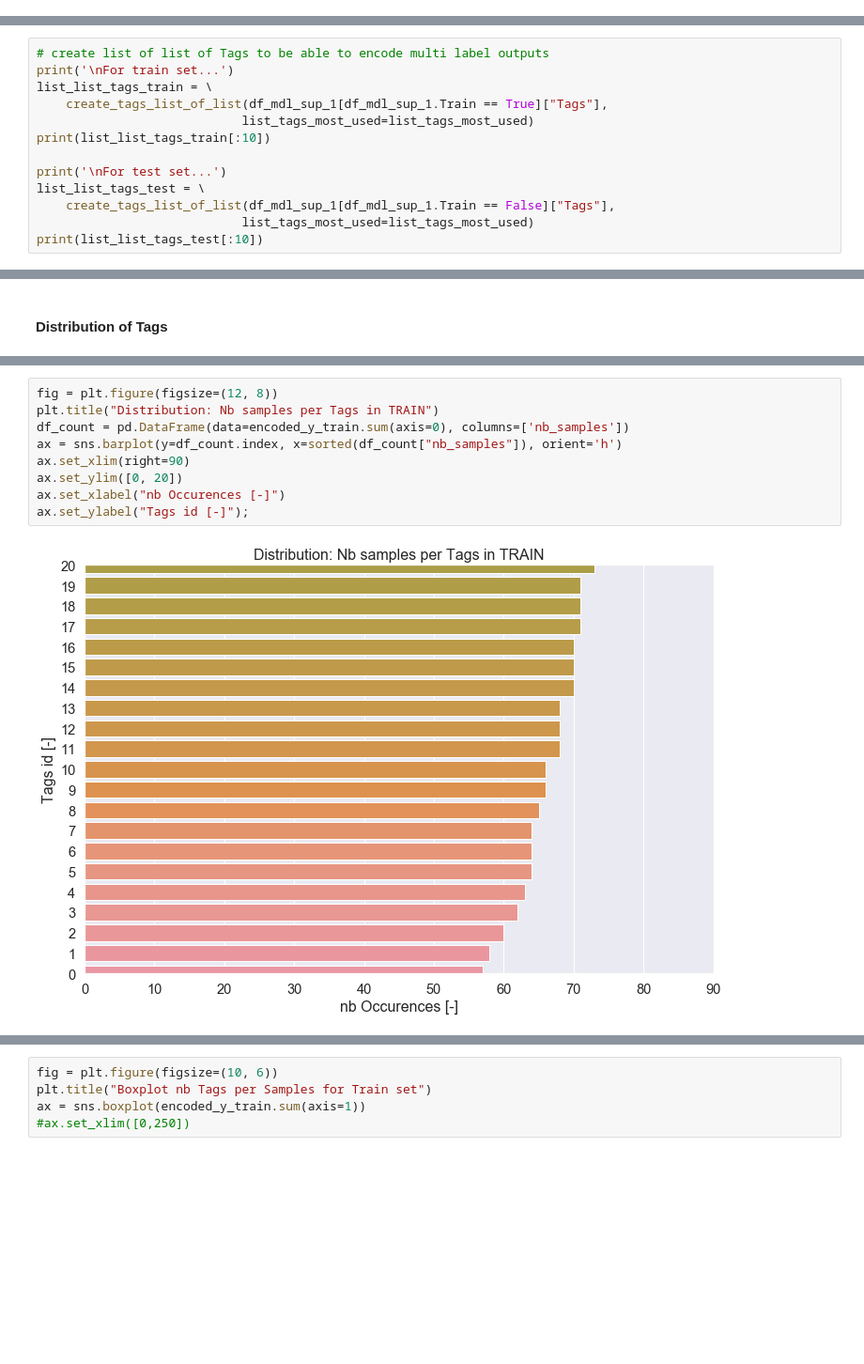
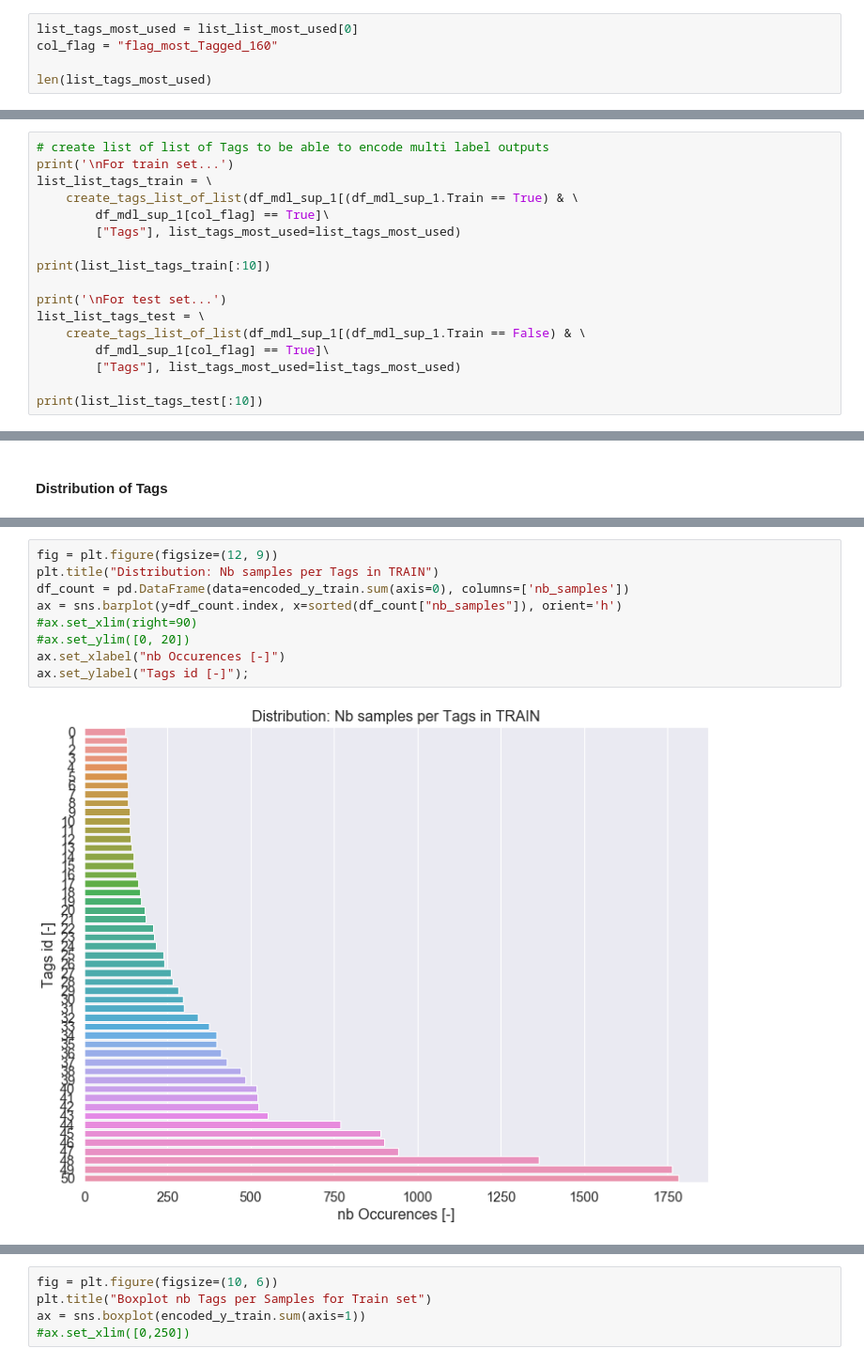
Before and after one commit to jeugregg/Stack-Overflow-tagger, a Jupyter notebook: 01_OC_IML_Project_5_explorations.ipynb, the cells around one changed output, grey strips where cells are left out. Shown at 94% size. Cells and saved outputs as stored; diff of their text form; blank space fills up the shorter version.

```diff
--- a/01_OC_IML_Project_5_explorations.ipynb
+++ b/01_OC_IML_Project_5_explorations.ipynb
@@ -4049,3 +4184,8 @@ df_mdl_sup_1.filter(items=["Tag_0","Tag_1","Tag_2","Tag_3", "Tag_4"]).head()
 | 12 | sql | db2 | crosstab | NaN | NaN |
 # %% [markdown]
 ##### For output to predict, extract only most used Tags
+# %%
+list_tags_most_used = list_list_most_used[0]
+col_flag = "flag_most_Tagged_160"
+
+len(list_tags_most_used)
@@ -4053,14 +4195,18 @@ df_mdl_sup_1.filter(items=["Tag_0","Tag_1","Tag_2","Tag_3", "Tag_4"]).head()
 # create list of list of Tags to be able to encode multi label outputs
 print('\nFor train set...')
 list_list_tags_train = \
-    create_tags_list_of_list(df_mdl_sup_1[df_mdl_sup_1.Train == True]["Tags"],
-                            list_tags_most_used=list_tags_most_used)
+    create_tags_list_of_list(df_mdl_sup_1[(df_mdl_sup_1.Train == True) & \
+        df_mdl_sup_1[col_flag] == True]\
+        ["Tags"], list_tags_most_used=list_tags_most_used)
+
 print(list_list_tags_train[:10])
 
 print('\nFor test set...')
 list_list_tags_test = \
-    create_tags_list_of_list(df_mdl_sup_1[df_mdl_sup_1.Train == False]["Tags"],
-                            list_tags_most_used=list_tags_most_used)
+    create_tags_list_of_list(df_mdl_sup_1[(df_mdl_sup_1.Train == False) & \
+        df_mdl_sup_1[col_flag] == True]\
+        ["Tags"], list_tags_most_used=list_tags_most_used)
+
 print(list_list_tags_test[:10])
 # %% [output]
 For train set...
@@ -4155,12 +4309,12 @@ ax.set_xlim([0,250])
 # %%
-fig = plt.figure(figsize=(12, 8))
+fig = plt.figure(figsize=(12, 9))
 plt.title("Distribution: Nb samples per Tags in TRAIN")
 df_count = pd.DataFrame(data=encoded_y_train.sum(axis=0), columns=['nb_samples'])
 ax = sns.barplot(y=df_count.index, x=sorted(df_count["nb_samples"]), orient='h')
-ax.set_xlim(right=90)
-ax.set_ylim([0, 20])
+#ax.set_xlim(right=90)
+#ax.set_ylim([0, 20])
 ax.set_xlabel("nb Occurences [-]")
 ax.set_ylabel("Tags id [-]");
 # %% [output]
-[figure, old version]
+[figure, new version]
 # %%
```
Also changed, not shown: parts of 92 cells of this notebook.
